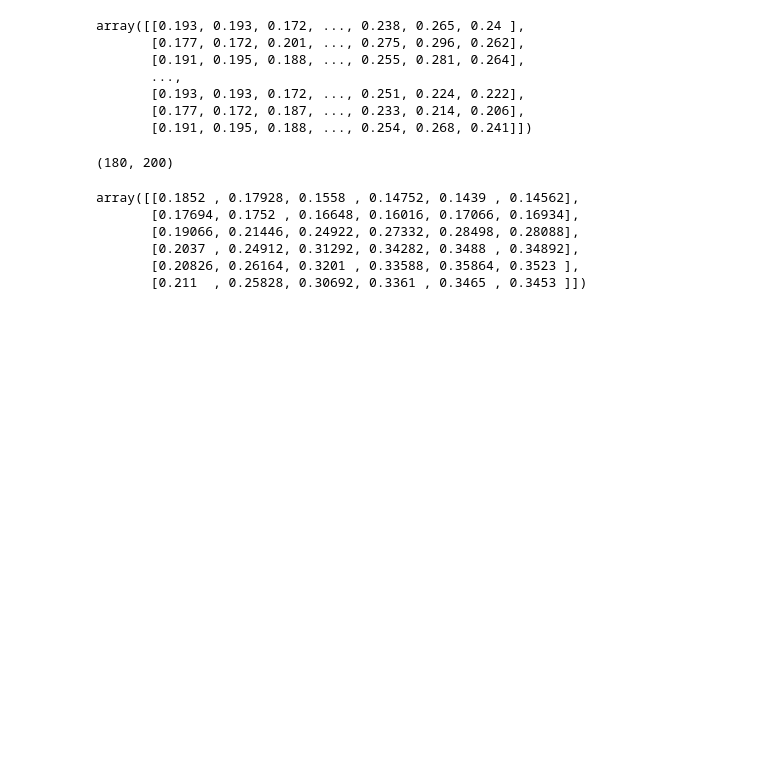
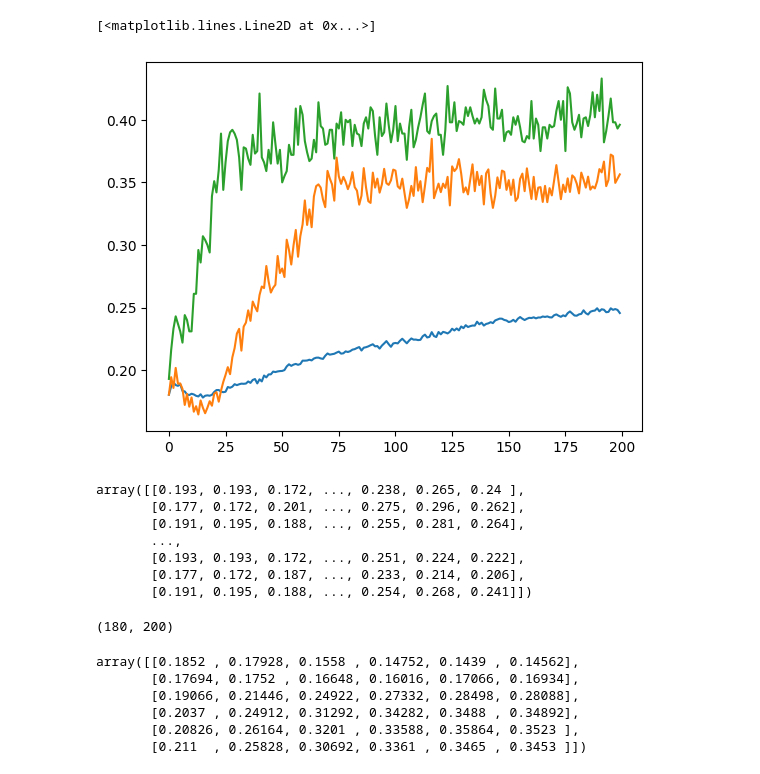
Before and after one commit to google-research/laurel, a Jupyter notebook: notebooks/reinforcement_learning.ipynb, the cells around one changed output. Saved outputs shown, nothing was run; the diff lists cells and outputs as text; code cells hidden in the pictures; blank space fills up the shorter version.

```diff
--- a/notebooks/reinforcement_learning.ipynb
+++ b/notebooks/reinforcement_learning.ipynb
@@ -22,6 +22,24 @@ actor_lrs = np.array(actor_lrs)
 critic_lrs = np.array(critic_lrs)
 # %%
 performances = performances.mean(-1)
+# %%
+alrs = np.unique(actor_lrs)
+clrs = np.unique(critic_lrs)
+
+means = np.array([
+    [performances[(actor_lrs == alr) & (critic_lrs == clr), -10:].mean() for alr in alrs] for clr in clrs
+])
+
+
+alr_best, clr_best = np.unravel_index(means.argmax(), means.shape)
+perfs = performances[(actor_lrs == alrs[alr_best]) & (critic_lrs == clrs[clr_best])]
+# %%
+plt.plot(performances.mean(0))
+plt.plot(perfs.mean(0))
+plt.plot(performances.max(0))
+# %% [output]
+[<matplotlib.lines.Line2D at 0x...>]
+[figure, added]
 # %%
 performances[actor_lrs == 0.001]
 # %% [output]
```
Also changed, not shown: parts of 6 cells of this notebook, 1 other file.
